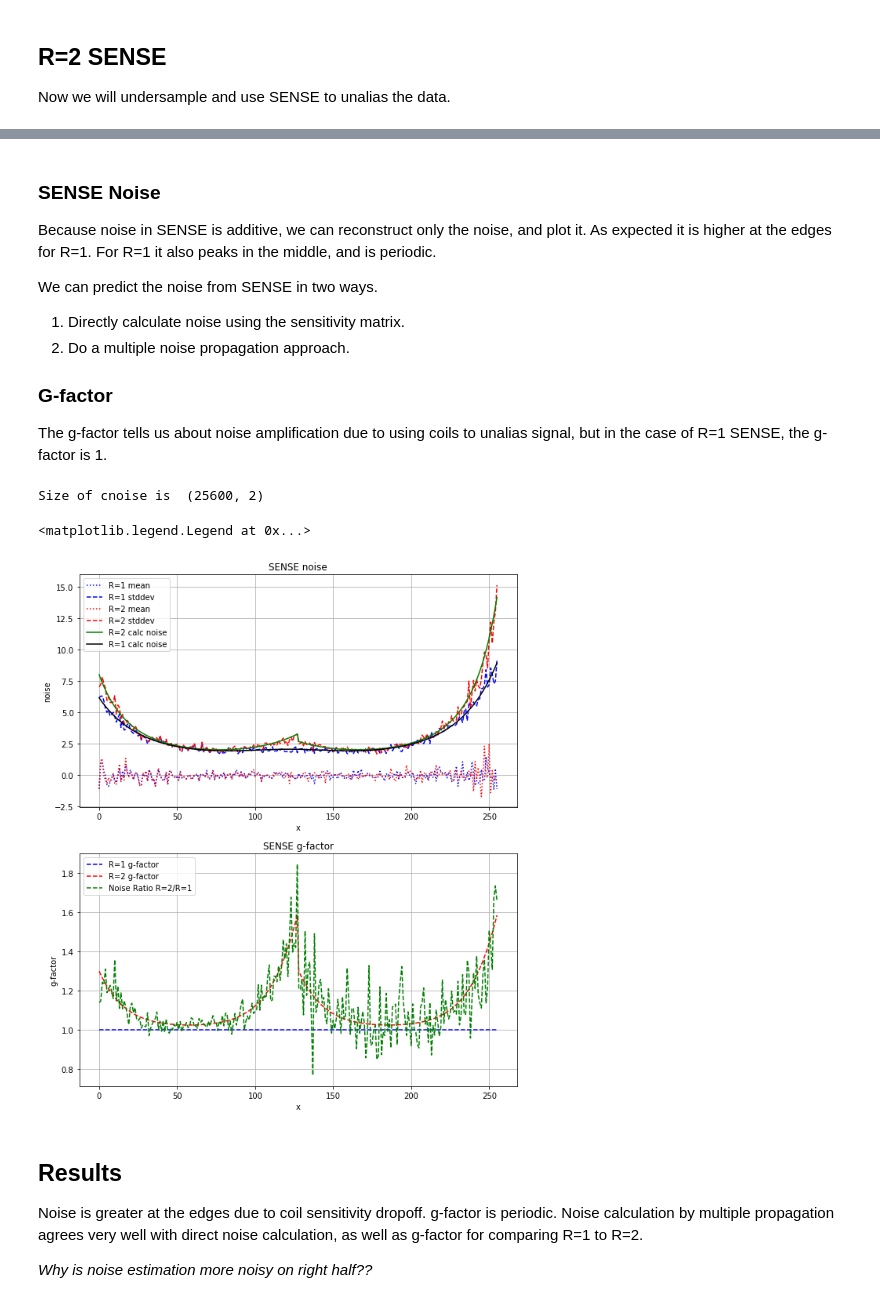
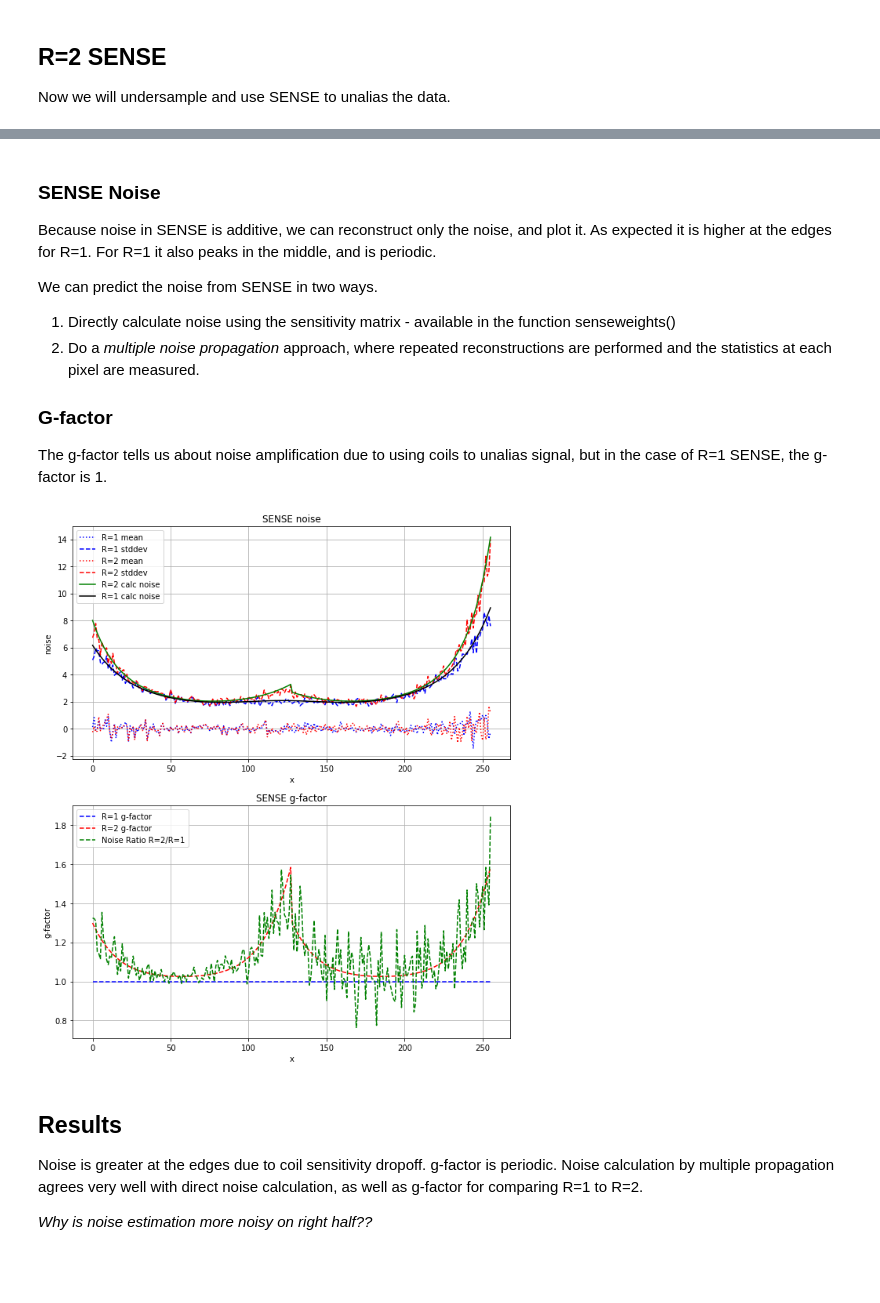
Before and after one commit to mribri999/MRSignalsSeqs, a Jupyter notebook: Python/Rad 229 - SENSE and Noise.ipynb, the cells around one changed output, grey strips where cells are left out. Cells and saved outputs as stored; diff of their text form; code cells hidden in the pictures; blank space fills up the shorter version.

```diff
--- a/Python/Rad 229 - SENSE and Noise.ipynb
+++ b/Python/Rad 229 - SENSE and Noise.ipynb
@@ -252,20 +253,19 @@ Size of reconstructed signal is  (128, 2)
 Because noise in SENSE is additive, we can reconstruct only the noise, and plot it.  As expected it is higher at the edges for R=1.  For R=1 it also peaks in the middle, and is periodic.
 
 We can predict the noise from SENSE in two ways.
-1. Directly calculate noise using the sensitivity matrix.
-2. Do a multiple noise propagation approach.
+1. Directly calculate noise using the sensitivity matrix - available in the function senseweights()
+2. Do a _multiple noise propagation_ approach, where repeated reconstructions are performed and the statistics at each pixel are measured.
 
 
 ### G-factor
 The g-factor tells us about noise amplification due to using coils to unalias signal, but in the case of R=1 SENSE, the g-factor is 1.
 # %%
 # -- Generate Multivariate noise
-Nnoise = 100  # multiple runs for noise
+Nnoise = 100  # repetitions of recon for noise calculation
 cnoise = np.random.multivariate_normal(np.zeros(2),cov,(Nx*Nnoise)) + 1j*np.random.multivariate_normal(np.zeros(2),cov,(Nx*Nnoise))
-print("Size of cnoise is ",cnoise.shape)
+cnoise = np.reshape(cnoise,(Nx,2,Nnoise),order='F')  # Nx x Nc x Nnoise
 
-cnoise = np.reshape(cnoise,(Nx,2,Nnoise),order='F')
-
+# -- Allocagte to accumulate repeated recunstructions
 sigR1 = np.zeros((Nx,Nnoise))
 sigR2 = np.zeros((Nx,Nnoise))
 
@@ -276,41 +276,39 @@ for n in range(0,Nnoise):
 
   # -- For R=2, just use half the signal(noise)
   sensesigR2 = mrs.senserecon(cnoise[0:halfNx,:,n],cweightsR2)
   # -- Reshape to image size.
   sensesigR2 = np.reshape(sensesigR2,(Nx,1),order='F')
   sigR2[:,n] = np.squeeze(sensesigR2)
 
+# -- Calculate mean / standard deviations of repeated reconstructions
 sigR1mean = np.mean(sigR1,axis=1)
 sigR1std = np.std(sigR1,axis=1)
 sigR2mean = np.mean(sigR2,axis=1)
 sigR2std = np.std(sigR2,axis=1)
 
+# -- Ratio of standard deviations as "experimental g-factor"
 gfactexp = sigR2std / sigR1std
 
 
+# -- PLOT RESULTS
 fig = plt.figure(figsize=(10.,12.))
 plt.subplot(2,1,1)
 plt.plot(x,sigR1mean,'b:',label='R=1 mean')  # small delta show trace
 plt.plot(x,sigR1std,'b--',label='R=1 stddev')  # small delta show trace
 plt.plot(x,sigR2mean,'r:',label='R=2 mean')  # small delta show trace
 plt.plot(x,sigR2std,'r--',label='R=2 stddev')  # small delta show trace
 plt.plot(x,noiseR2,'g-',label='R=2 calc noise')
 plt.plot(x,noiseR1,'k-',label='R=1 calc noise')
 
-mrs.lplot('x','noise','SENSE noise')
-plt.legend()
-
+mrs.lplot('x','noise','SENSE noise',legend=True)
 
 plt.subplot(2,1,2)
 plt.plot(x,gfactor,'b--',label='R=1 g-factor')  # small delta show trace
 plt.plot(x,gfactorplt,'r--',label='R=2 g-factor')  # small delta show trace
 plt.plot(x,gfactexp,'g--',label='Noise Ratio R=2/R=1')
-mrs.lplot('x','g-factor','SENSE g-factor')
-plt.legend()
+mrs.lplot('x','g-factor','SENSE g-factor',legend=True)
 # %% [output]
-Size of cnoise is  (25600, 2)
-<matplotlib.legend.Legend at 0x...>
-[figure, old version]
+[figure, new version]
 # %% [markdown]
 ## Results
 Noise is greater at the edges due to coil sensitivity dropoff.  g-factor is periodic.  Noise calculation by multiple propagation agrees very well with direct noise calculation, as well as g-factor for comparing R=1 to R=2.
```
Also changed, not shown: parts of 11 cells of this notebook.
